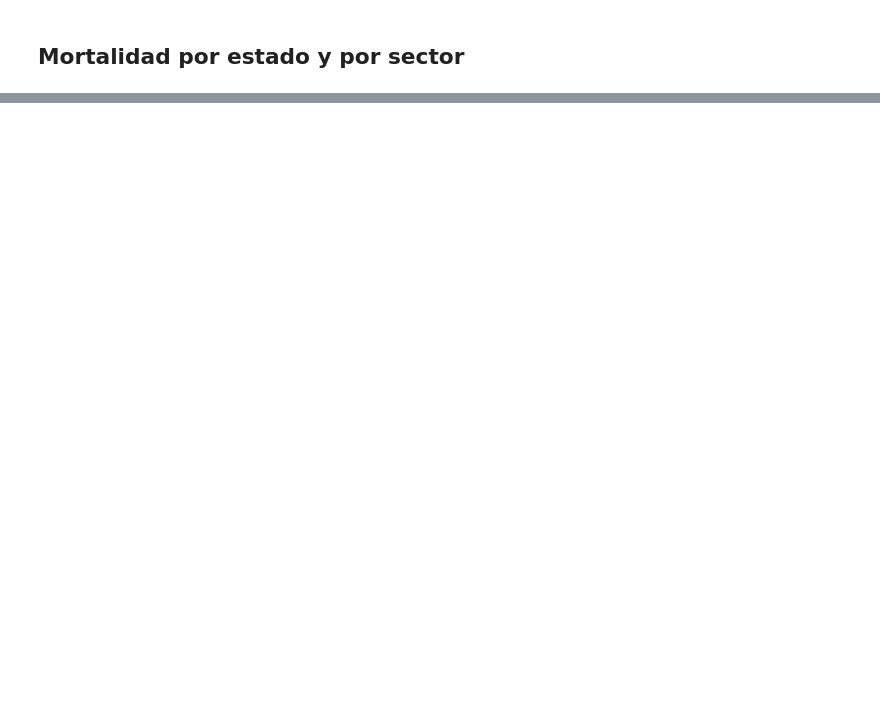
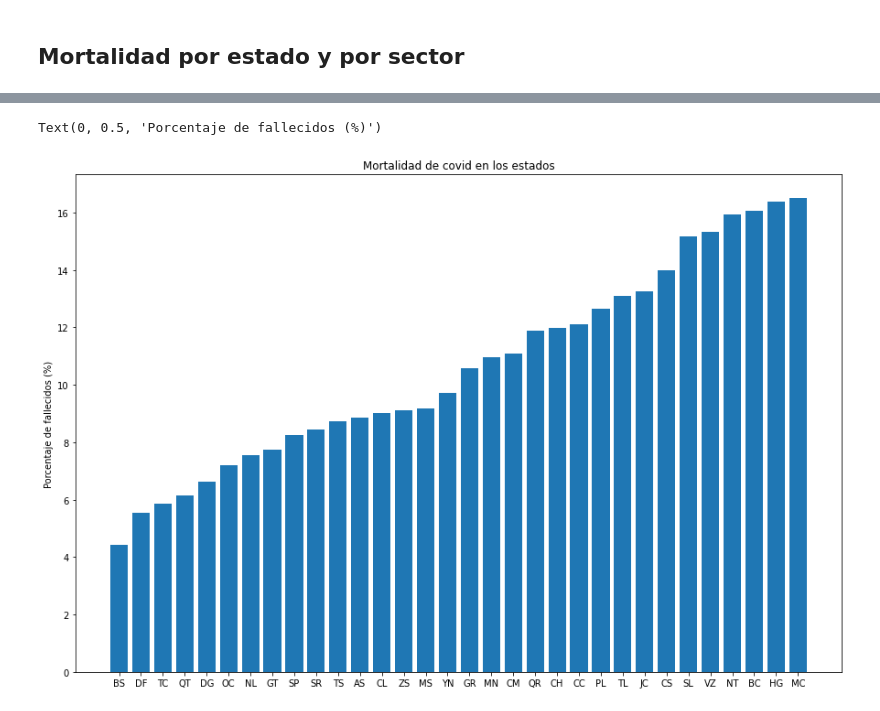
Before and after one commit to EduHdzVillasana/COVIDSTATSMX, a Jupyter notebook: Análisis y Modelado/COVID_MX.ipynb, the cells around one changed output, grey strips where cells are left out. Cells and saved outputs as stored; diff of their text form; code cells hidden in the pictures; blank space fills up the shorter version.

```diff
--- a/Análisis y Modelado/COVID_MX.ipynb
+++ b/Análisis y Modelado/COVID_MX.ipynb
@@ -469,0 +476,5 @@ table["MORTALIDAD"].plot(kind = "bar")
+# %%
+table = pd.crosstab(data_filtered.ESTADO, data_filtered.FALLECIDO)
+table["MORTALIDAD"] = table[1]/(table[0]+table[1])
+table = table.sort_values(by = ["MORTALIDAD"])
+table
@@ -469,0 +500,8 @@ table["MORTALIDAD"].plot(kind = "bar")
+# %%
+plt.figure(figsize = (15,10))
+plt.bar(table.index,table["MORTALIDAD"]*100)
+plt.title("Mortalidad de covid en los estados")
+plt.ylabel("Porcentaje de fallecidos (%)")
+# %% [output]
+Text(0, 0.5, 'Porcentaje de fallecidos (%)')
+[figure, added]
```
Also changed, not shown: parts of 16 cells of this notebook.
